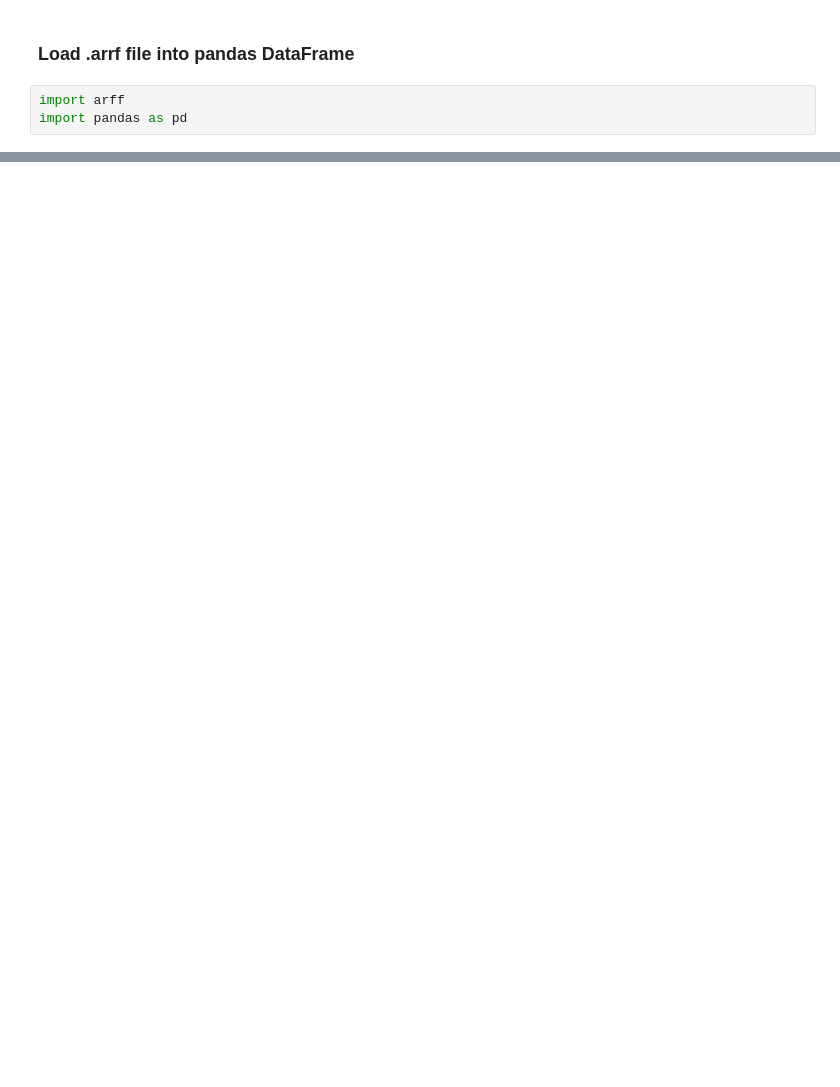
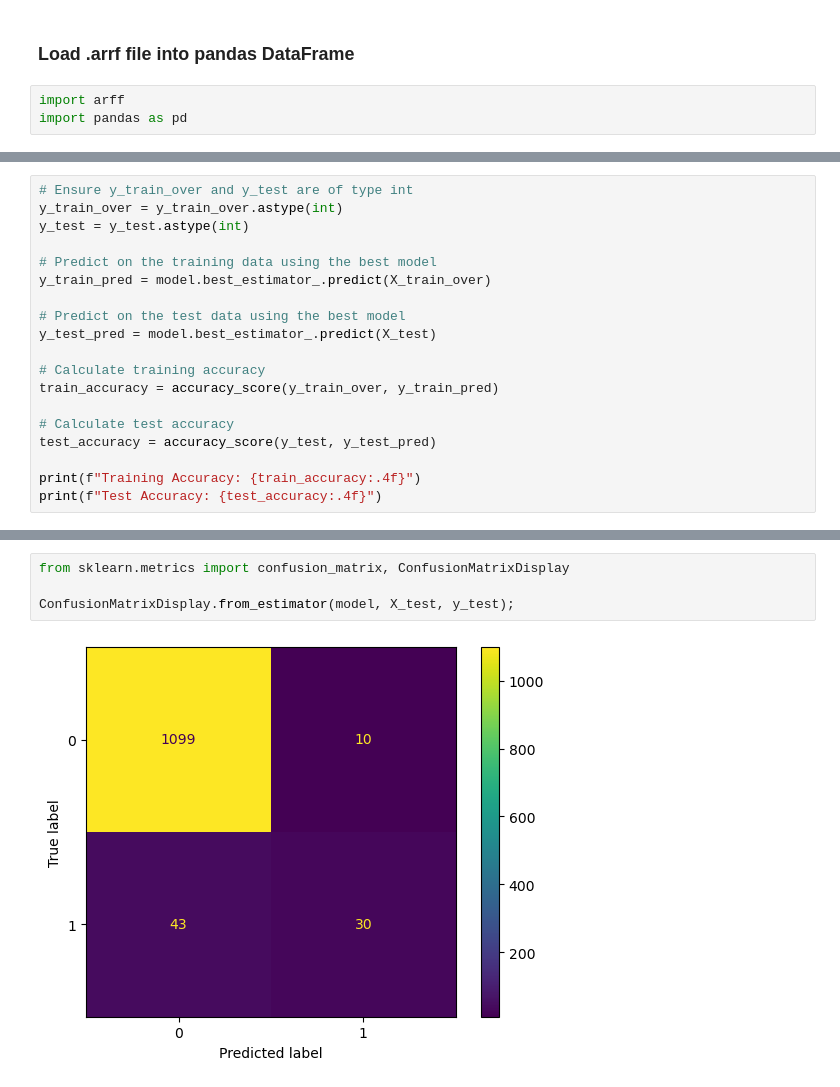
Before and after one commit to Abbey-commit/data-science-project, a Jupyter notebook: poland_bankruptcy_project.ipynb, the cells around one changed output, grey strips where cells are left out. Saved outputs shown, nothing was run; the diff lists cells and outputs as text; blank space fills up the shorter version.

```diff
--- a/poland_bankruptcy_project.ipynb
+++ b/poland_bankruptcy_project.ipynb
@@ -53,0 +267,19 @@ print(df_data.head(5))
+# %%
+# Ensure y_train_over and y_test are of type int
+y_train_over = y_train_over.astype(int)
+y_test = y_test.astype(int)
+
+# Predict on the training data using the best model
+y_train_pred = model.best_estimator_.predict(X_train_over)
+
+# Predict on the test data using the best model
+y_test_pred = model.best_estimator_.predict(X_test)
+
+# Calculate training accuracy
+train_accuracy = accuracy_score(y_train_over, y_train_pred)
+
+# Calculate test accuracy
+test_accuracy = accuracy_score(y_test, y_test_pred)
+
+print(f"Training Accuracy: {train_accuracy:.4f}")
+print(f"Test Accuracy: {test_accuracy:.4f}")
@@ -53,0 +296,6 @@ print(df_data.head(5))
+# %%
+from sklearn.metrics import confusion_matrix, ConfusionMatrixDisplay
+
+ConfusionMatrixDisplay.from_estimator(model, X_test, y_test);
+# %% [output]
+[figure, added]
```
Also changed, not shown: parts of 22 cells of this notebook, 1 other file.
